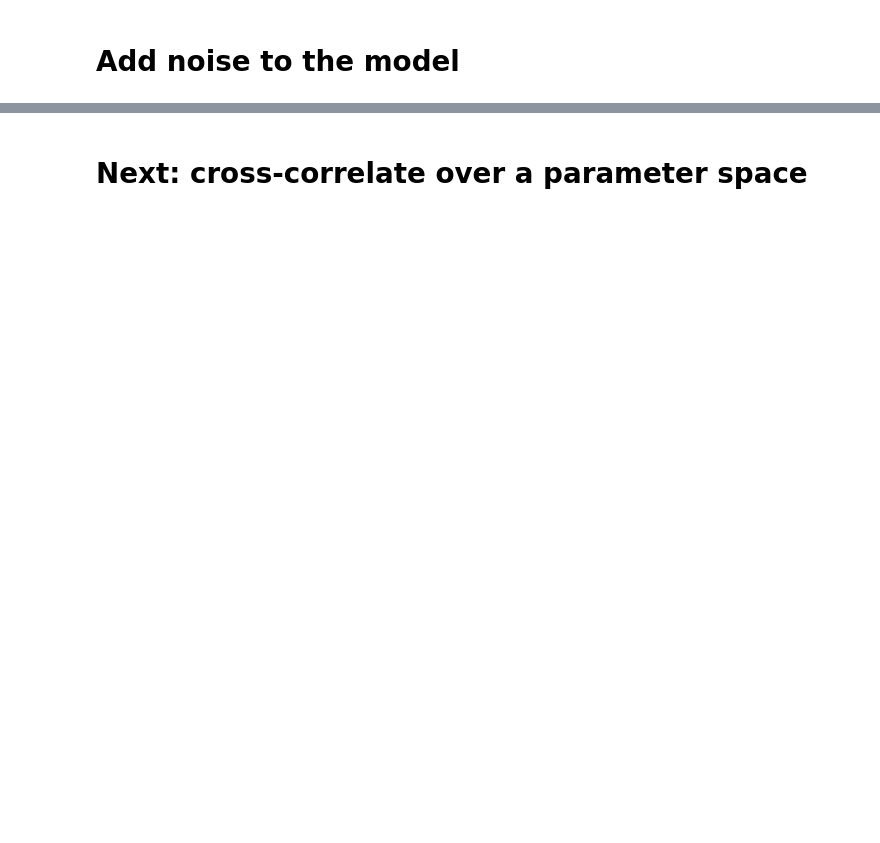
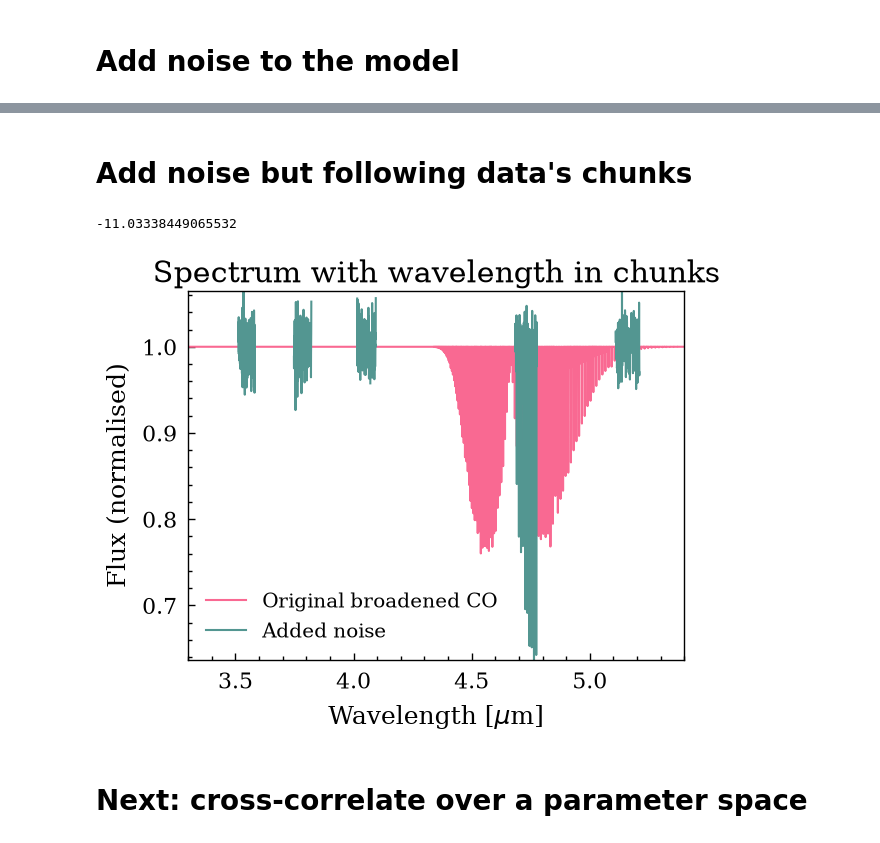
Before and after one commit to allsmurph/Exocomets-Pymolfit, a Jupyter notebook: load_files_for_ccf_new.ipynb, the cells around one changed output, grey strips where cells are left out. Saved outputs shown, nothing was run; the diff lists cells and outputs as text; code cells hidden in the pictures; blank space fills up the shorter version.

```diff
--- a/load_files_for_ccf_new.ipynb
+++ b/load_files_for_ccf_new.ipynb
@@ -208,2 +209,48 @@ plt.show()
+# %% [markdown]
+# Add noise but following data's chunks
+# %%
+def make_noisy_template_chunks(temp, column_density, c_f, SNR, rng):
+
+    model_wavelength, _ = load_co_model(temp)
+    data_wavelength = wavelength
+
+    _, _, tempflux = make_co_template(temp, column_density, c_f)
+
+    noisyflux = make_noisy_template(tempflux, SNR, rng)
+
+    noisyflux_chunked = np.interp(data_wavelength, model_wavelength, noisyflux)
+    error = np.full_like(noisyflux_chunked, 1/SNR)
+
+    return noisyflux_chunked, error
+
+
+noisy_flux, error_flux = make_noisy_template_chunks(1000, 1e18, 0.8, median_SNR, rng)
+
+
+dx = np.diff(wavelength)
+typical_spacing = np.nanmedian(dx[dx > 0])
+
+gap_indices = np.where(dx > 2 * typical_spacing)[0]
+
+wavelength_plot = np.insert(wavelength, gap_indices + 1, np.nan)
+noisy_flux_plot = np.insert(noisy_flux, gap_indices + 1, np.nan)
+
+
+rng = np.random.default_rng(10)
+
+print(rng.normal(0, 10))
+
+plt.plot(model_wavelength, broad, label='Original broadened CO')
+plt.plot(wavelength_plot, noisy_flux_plot, label='Added noise')
+
+plt.legend()
+plt.ylabel('Flux (normalised)')
+plt.xlabel(r'Wavelength [$\mu$m]')
+plt.title('Spectrum with wavelength in chunks')
+plt.xlim(3.3, 5.4)
+plt.show()
+# %% [output]
+-11.03338449065532
+[figure, added]
 # %% [markdown]
 # Next: cross-correlate over a parameter space
```
Also changed, not shown: parts of 9 cells of this notebook, 1 other file.
